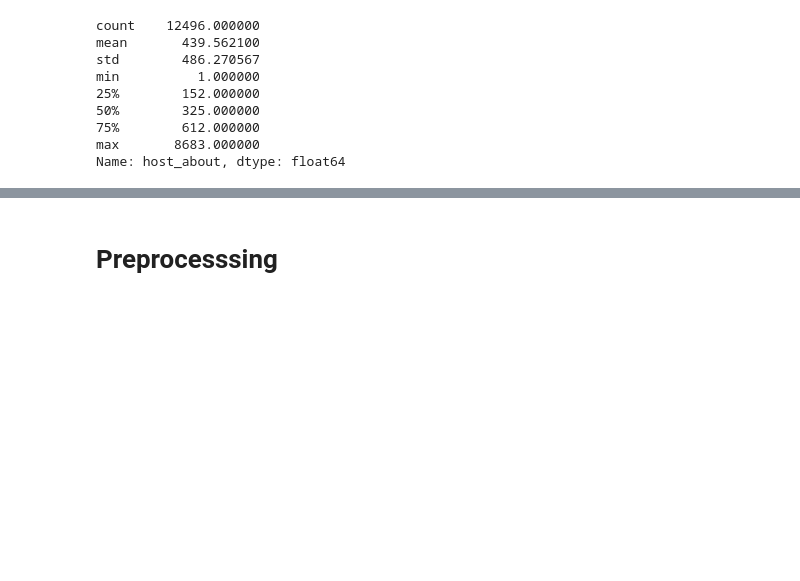
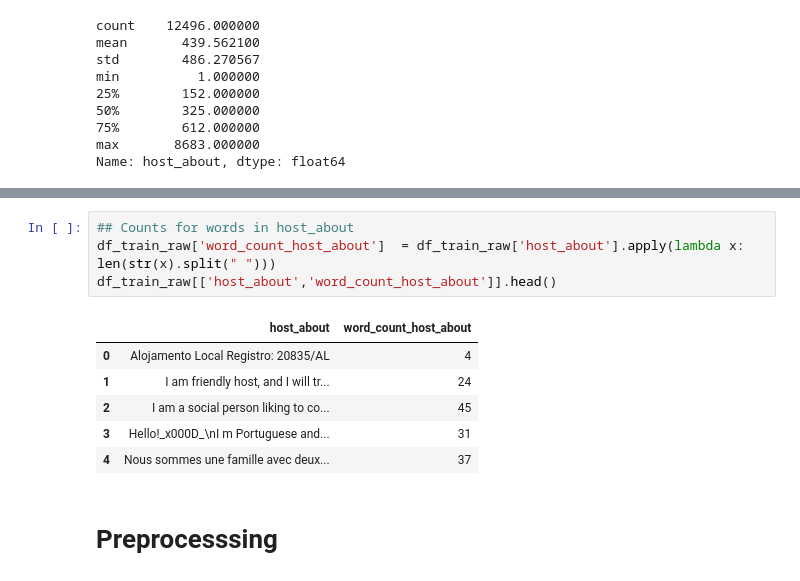
Before and after one commit to iryna-savchuk/TM_project, a Jupyter notebook: Analogue Lab 1 (Text cleaning, BoW, KNN, RF, XGBoost).ipynb, the cells around one changed output, grey strips where cells are left out. Cells and saved outputs as stored; diff of their text form; blank space fills up the shorter version.

```diff
--- a/Analogue Lab 1 (Text cleaning, BoW, KNN, RF, XGBoost).ipynb
+++ b/Analogue Lab 1 (Text cleaning, BoW, KNN, RF, XGBoost).ipynb
@@ -95,3 +145,14 @@ Name: host_about, dtype: float64
+# %%
+## Counts for words in host_about
+df_train_raw['word_count_host_about']  = df_train_raw['host_about'].apply(lambda x: len(str(x).split(" ")))
+df_train_raw[['host_about','word_count_host_about']].head()
+# %% [output]
+|  | host_about | word_count_host_about |
+| 0 | Alojamento Local Registro: 20835/AL | 4 |
+| 1 | I am friendly host, and I will tr... | 24 |
+| 2 | I am a social person liking to co... | 45 |
+| 3 | Hello!_x000D_\nI m Portuguese and... | 31 |
+| 4 | Nous sommes une famille avec deux... | 37 |
 # %% [markdown]
 # Preprocesssing
 # %%
```
Also changed, not shown: parts of 7 cells of this notebook, 1 other file.
